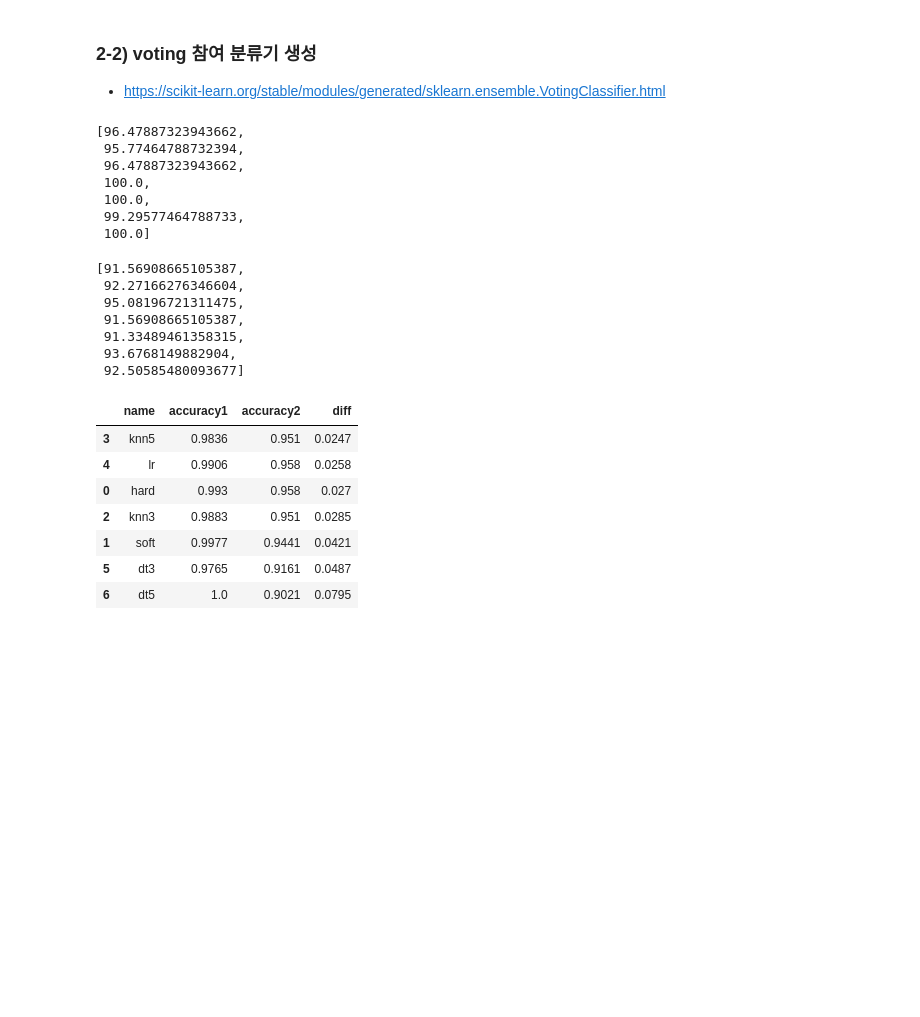
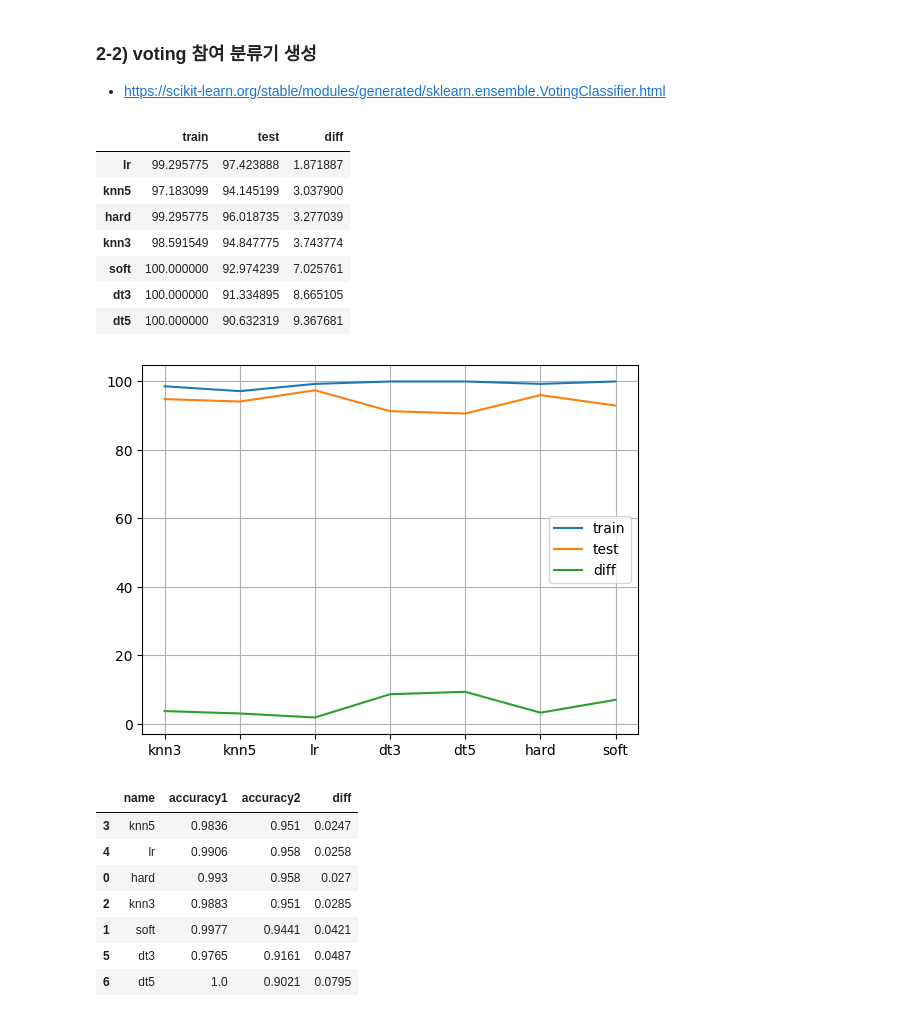
Before and after one commit to blacbakery/py_worksapce, a Jupyter notebook: 강의 노트/05_MachineLearning/p_Camp_ML_06_Ensemble_LAB.ipynb, the cells around one changed output. Saved outputs shown, nothing was run; the diff lists cells and outputs as text; code cells hidden in the pictures; blank space fills up the shorter version.

```diff
--- a/강의 노트/05_MachineLearning/p_Camp_ML_06_Ensemble_LAB.ipynb
+++ b/강의 노트/05_MachineLearning/p_Camp_ML_06_Ensemble_LAB.ipynb
@@ -157,7 +157,7 @@ scaler = StandardScaler()
 X_scaled = scaler.fit_transform(X)
 
 from sklearn.model_selection import train_test_split
-A = train_test_split(X, Y, train_size=0.25, random_state=0, stratify=Y)
+A = train_test_split(X_scaled, Y, train_size=0.25, random_state=0, stratify=Y)
 x_train, x_test, y_train, y_test = A
 [x.shape for x in A]
 # %% [output]
@@ -221,22 +221,29 @@ for model in Testimator:
     model.fit(x_train, y_train)
     train_score.append(model.score(x_train, y_train)*100)
     test_score.append(model.score(x_test, y_test)*100)
-display(train_score, test_score)
+#display(train_score, test_score)
+temp = pd.DataFrame()
+temp['train']=train_score
+temp['test']=test_score
+temp['diff']=temp['train']-temp['test']
+temp.index = Tnames
+temp.sort_values('diff')
 # %% [output]
-[96.47887323943662,
- 95.77464788732394,
- 96.47887323943662,
- 100.0,
- 100.0,
- 99.29577464788733,
- 100.0]
-[91.56908665105387,
- 92.27166276346604,
- 95.08196721311475,
- 91.56908665105387,
- 91.33489461358315,
- 93.6768149882904,
- 92.50585480093677]
+|  | train | test | diff |
+| lr | 99.295775 | 97.423888 | 1.871887 |
+| knn5 | 97.183099 | 94.145199 | 3.037900 |
+| hard | 99.295775 | 96.018735 | 3.277039 |
+| knn3 | 98.591549 | 94.847775 | 3.743774 |
+| soft | 100.000000 | 92.974239 | 7.025761 |
+| dt3 | 100.000000 | 91.334895 | 8.665105 |
+| dt5 | 100.000000 | 90.632319 | 9.367681 |
+# %%
+import matplotlib.pyplot as plt
+temp.plot()
+plt.grid(True)
+plt.show()
+# %% [output]
+[figure, added]
 # %%
 # [3] 각 모델을 make_classification_model 을 사용하여 학습
 Tnames = ['hard', 'soft'] + names
```
Also changed, not shown: parts of 10 cells of this notebook, 7 other files.
